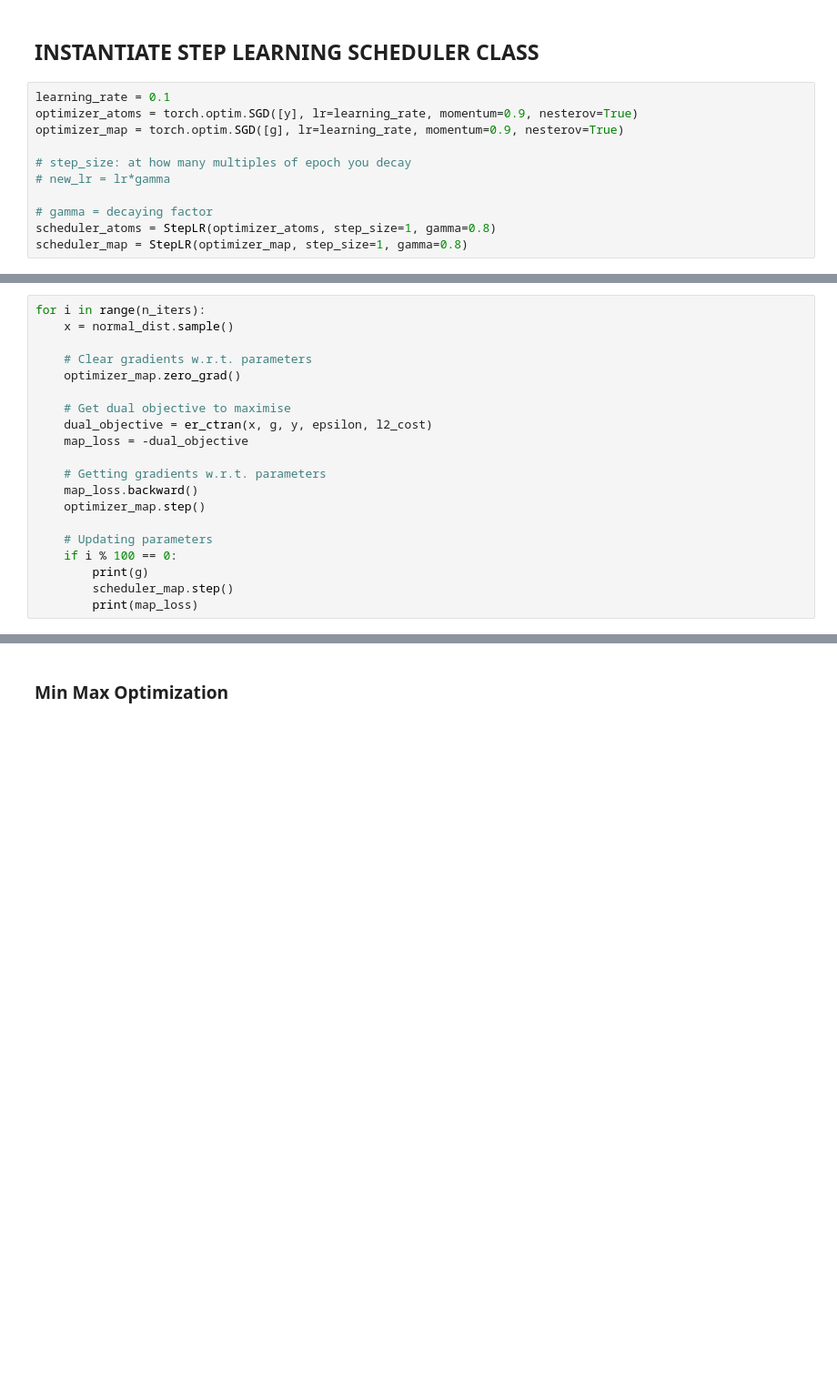
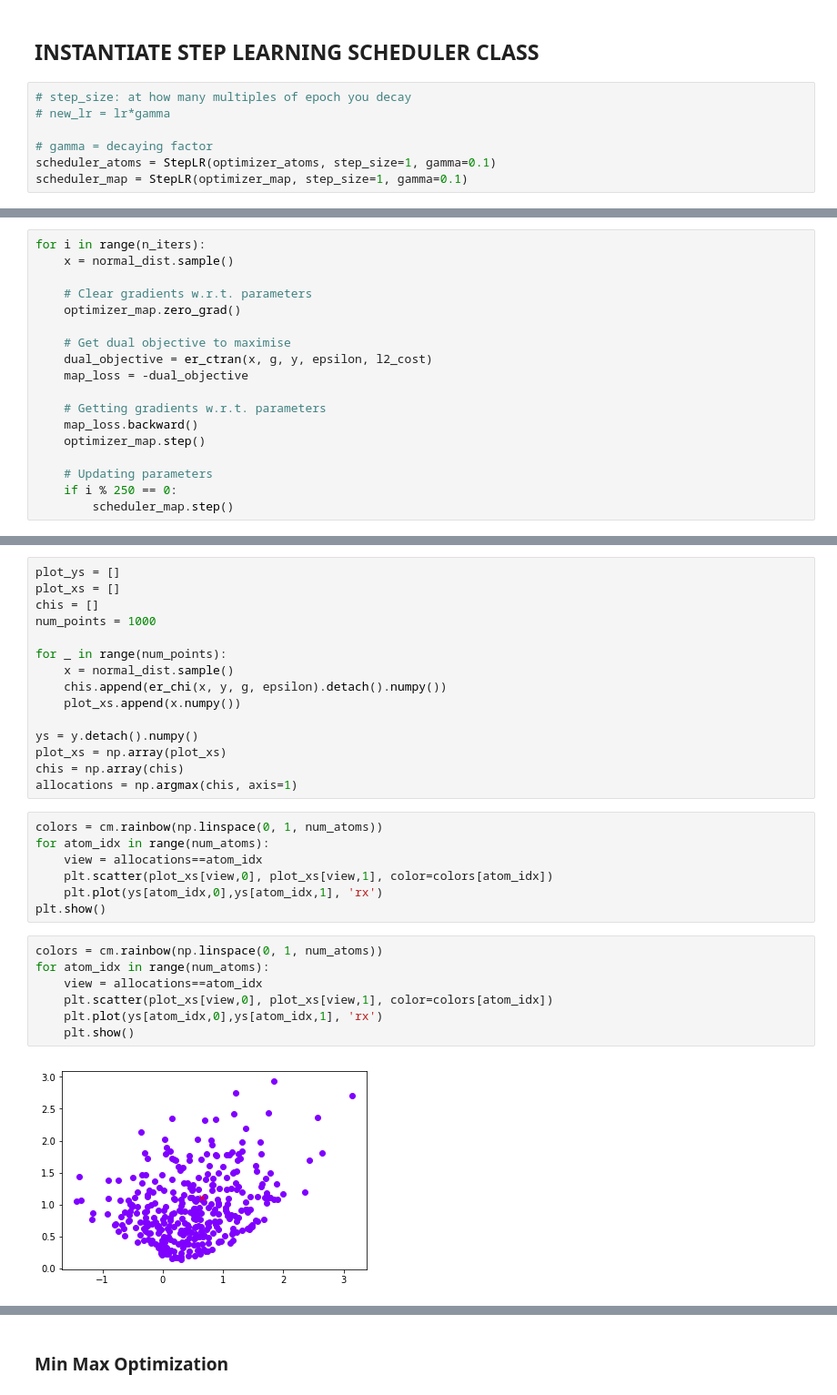
Before and after one commit to JTT94/optimal_quantization, a Jupyter notebook: notebooks/Gaussian Quantization.ipynb, the cells around one changed output, grey strips where cells are left out. Shown: that part at 91% size. Saved outputs shown, nothing was run; the diff lists cells and outputs as text; blank space fills up the shorter version.

Commit message:
add quantization plots

```diff
--- a/notebooks/Gaussian Quantization.ipynb
+++ b/notebooks/Gaussian Quantization.ipynb
@@ -154,13 +63,9 @@ tensor([-0.8482, -0.4719])
 # %% [markdown]
 ## INSTANTIATE STEP LEARNING SCHEDULER CLASS
 # %%
-learning_rate = 0.1
-optimizer_atoms = torch.optim.SGD([y], lr=learning_rate, momentum=0.9, nesterov=True)
-optimizer_map = torch.optim.SGD([g], lr=learning_rate, momentum=0.9, nesterov=True)
-
 # step_size: at how many multiples of epoch you decay
 # new_lr = lr*gamma
 
 # gamma = decaying factor
-scheduler_atoms = StepLR(optimizer_atoms, step_size=1, gamma=0.8)
-scheduler_map = StepLR(optimizer_map, step_size=1, gamma=0.8)
+scheduler_atoms = StepLR(optimizer_atoms, step_size=1, gamma=0.1)
+scheduler_map = StepLR(optimizer_map, step_size=1, gamma=0.1)
@@ -180,7 +87,5 @@ for i in range(n_iters):
     optimizer_map.step()
 
     # Updating parameters
-    if i % 100 == 0:
-        print(g)
+    if i % 250 == 0:
         scheduler_map.step()
-        print(map_loss)
@@ -204,0 +101,31 @@ tensor(-0.4624, dtype=torch.float64, grad_fn=<NegBackward>)
+# %%
+plot_ys = []
+plot_xs = []
+chis = []
+num_points = 1000
+
+for _ in range(num_points):
+    x = normal_dist.sample()
+    chis.append(er_chi(x, y, g, epsilon).detach().numpy())
+    plot_xs.append(x.numpy())
+
+ys = y.detach().numpy()
+plot_xs = np.array(plot_xs)
+chis = np.array(chis)
+allocations = np.argmax(chis, axis=1)
+# %%
+colors = cm.rainbow(np.linspace(0, 1, num_atoms))
+for atom_idx in range(num_atoms):
+    view = allocations==atom_idx
+    plt.scatter(plot_xs[view,0], plot_xs[view,1], color=colors[atom_idx])
+    plt.plot(ys[atom_idx,0],ys[atom_idx,1], 'rx')
+plt.show()
+# %%
+colors = cm.rainbow(np.linspace(0, 1, num_atoms))
+for atom_idx in range(num_atoms):
+    view = allocations==atom_idx
+    plt.scatter(plot_xs[view,0], plot_xs[view,1], color=colors[atom_idx])
+    plt.plot(ys[atom_idx,0],ys[atom_idx,1], 'rx')
+    plt.show()
+# %% [output]
+[figure, added]
```
Also changed, not shown: parts of 36 cells of this notebook.
